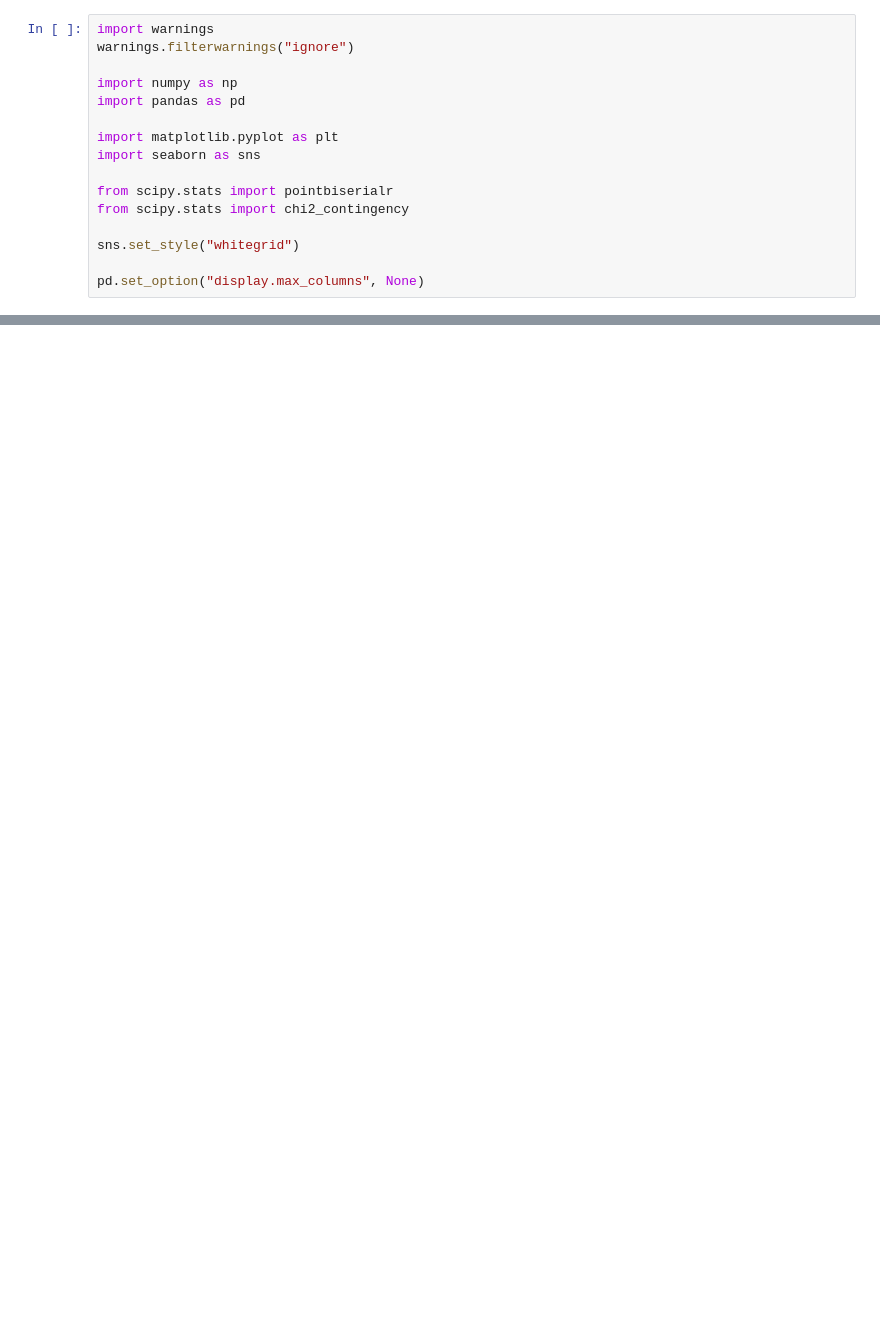
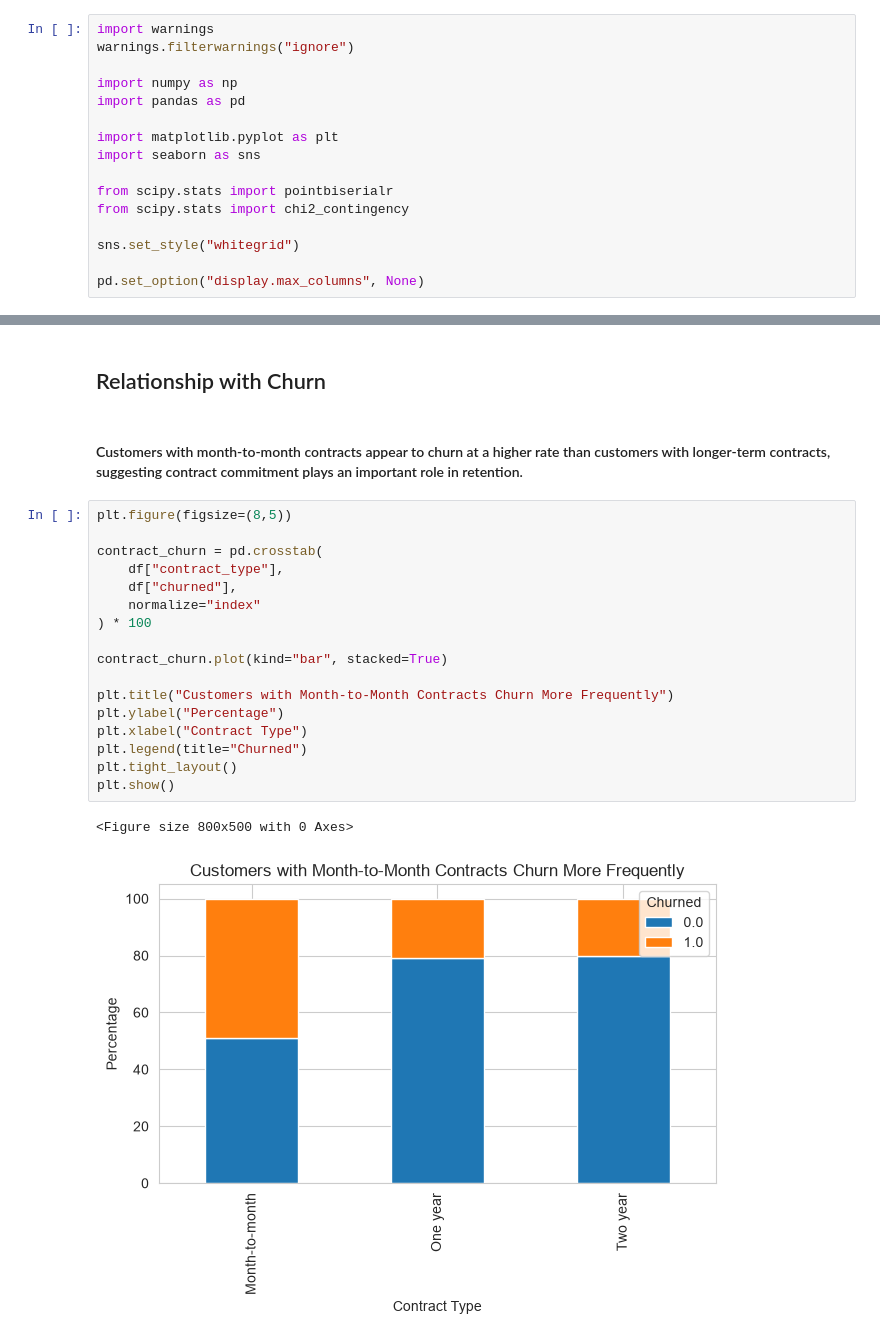
Before and after one commit to imusr/TeleconnectAIwork, a Jupyter notebook: teleconnectai/notebooks/02_eda.ipynb, the cells around one changed output, grey strips where cells are left out. Saved outputs shown, nothing was run; the diff lists cells and outputs as text; blank space fills up the shorter version.

```diff
--- a/teleconnectai/notebooks/02_eda.ipynb
+++ b/teleconnectai/notebooks/02_eda.ipynb
@@ -16,0 +79,24 @@ pd.set_option("display.max_columns", None)
+# %% [markdown]
+## Relationship with Churn
+# %% [markdown]
+#### Customers with month-to-month contracts appear to churn at a higher rate than customers with longer-term contracts, suggesting contract commitment plays an important role in retention.
+# %%
+plt.figure(figsize=(8,5))
+
+contract_churn = pd.crosstab(
+    df["contract_type"],
+    df["churned"],
+    normalize="index"
+) * 100
+
+contract_churn.plot(kind="bar", stacked=True)
+
+plt.title("Customers with Month-to-Month Contracts Churn More Frequently")
+plt.ylabel("Percentage")
+plt.xlabel("Contract Type")
+plt.legend(title="Churned")
+plt.tight_layout()
+plt.show()
+# %% [output]
+<Figure size 800x500 with 0 Axes>
+[figure, added]
```
Also changed, not shown: parts of 20 cells of this notebook, 4 other files.
